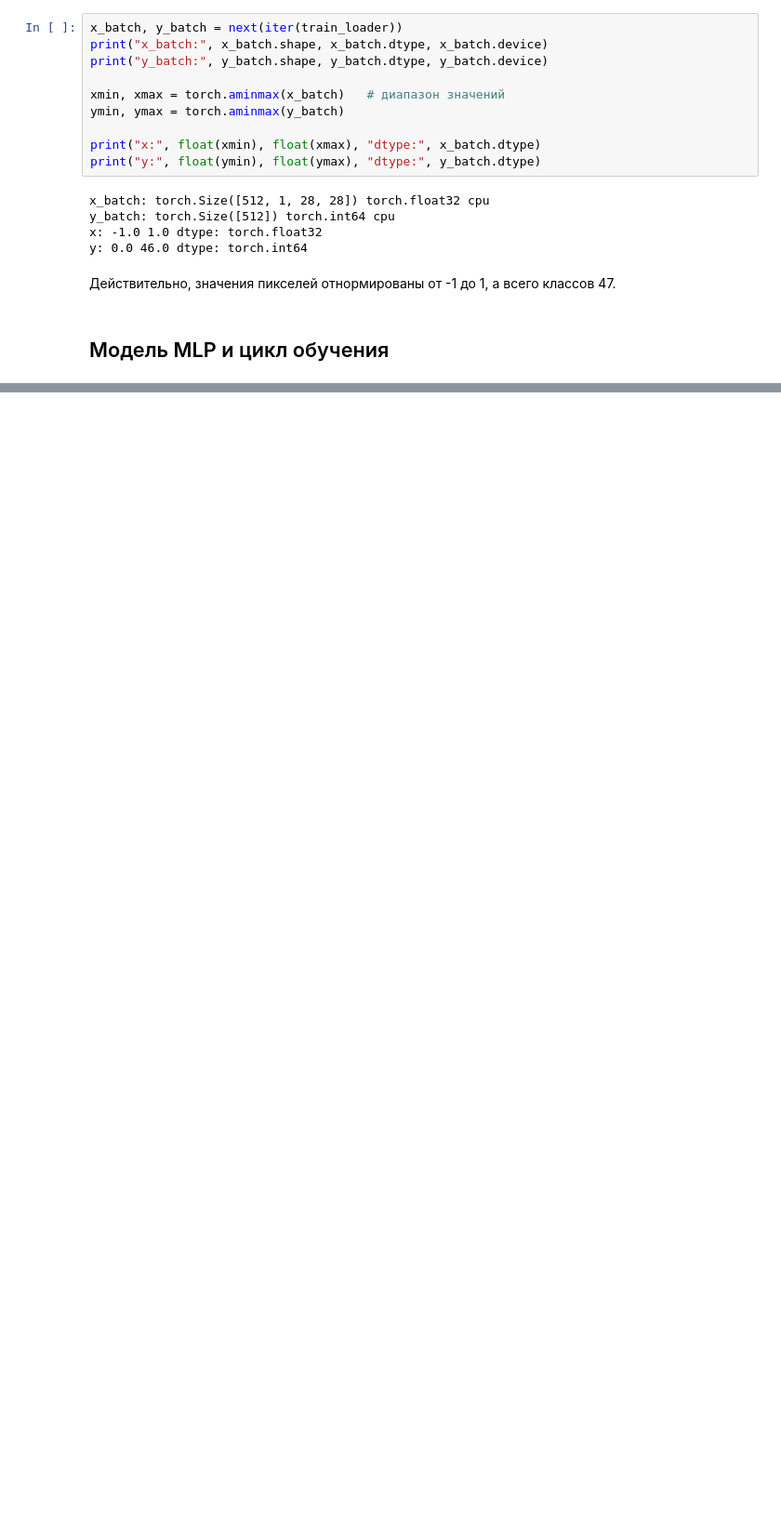
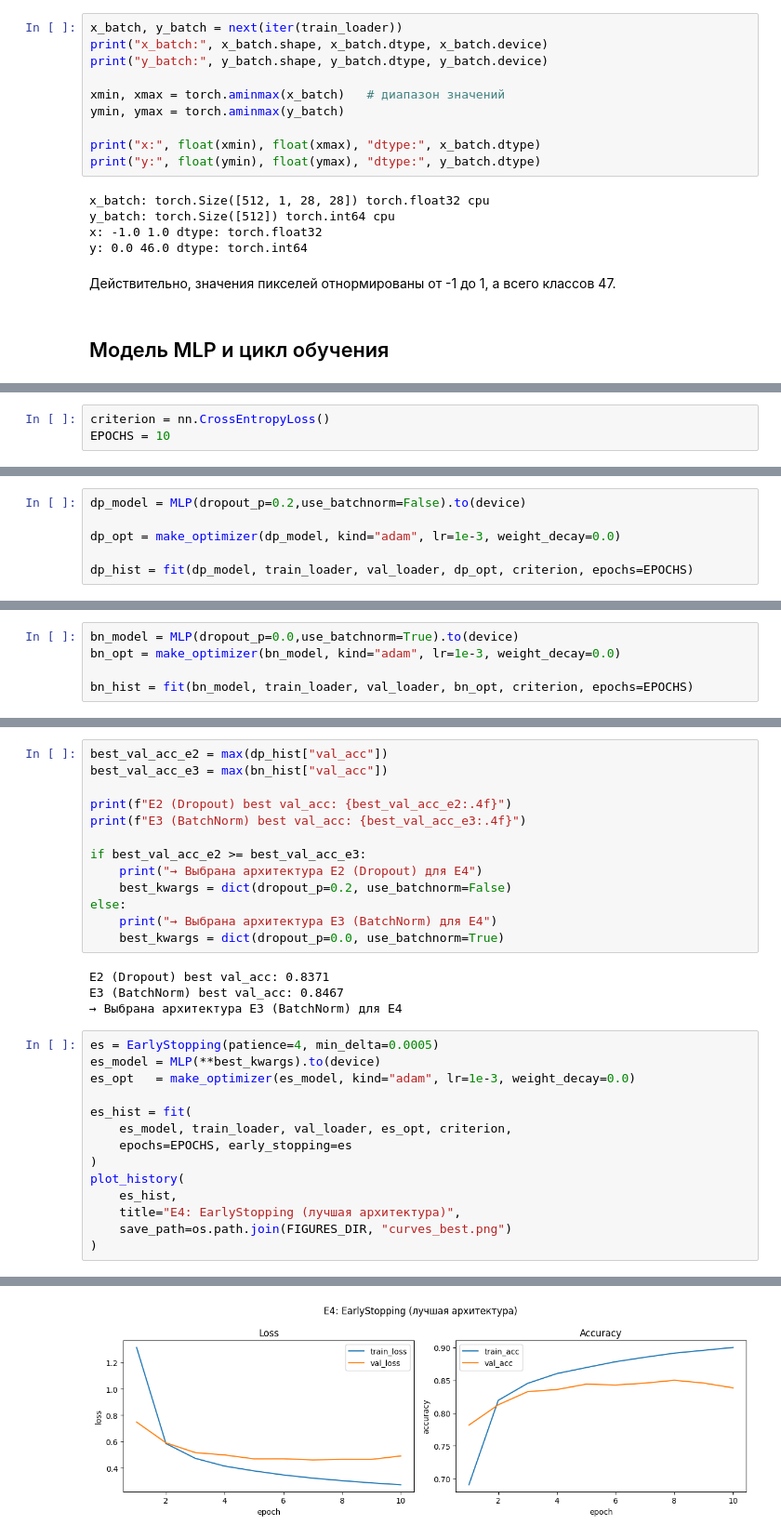
Before and after one commit to pshqd/art_ing_course, a Jupyter notebook: homeworks/HW08-09/HW08-09.ipynb, the cells around one changed output, grey strips where cells are left out. Shown at 93% size. Drawn from its saved outputs; the diff is of its cells as text; blank space fills up the shorter version.

```diff
--- a/homeworks/HW08-09/HW08-09.ipynb
+++ b/homeworks/HW08-09/HW08-09.ipynb
@@ -288 +357,4 @@ logits: torch.Size([512, 10])
+# %%
+criterion = nn.CrossEntropyLoss()
+EPOCHS = 10
 # %%
@@ -309,0 +378,6 @@ ValueError: Unknown format code 'f' for object of type 'str'
+# %%
+dp_model = MLP(dropout_p=0.2,use_batchnorm=False).to(device)
+
+dp_opt = make_optimizer(dp_model, kind="adam", lr=1e-3, weight_decay=0.0)
+
+dp_hist = fit(dp_model, train_loader, val_loader, dp_opt, criterion, epochs=EPOCHS)
@@ -309,0 +397,5 @@ ValueError: Unknown format code 'f' for object of type 'str'
+# %%
+bn_model = MLP(dropout_p=0.0,use_batchnorm=True).to(device)
+bn_opt = make_optimizer(bn_model, kind="adam", lr=1e-3, weight_decay=0.0)
+
+bn_hist = fit(bn_model, train_loader, val_loader, bn_opt, criterion, epochs=EPOCHS)
@@ -309,0 +415,32 @@ ValueError: Unknown format code 'f' for object of type 'str'
+# %%
+best_val_acc_e2 = max(dp_hist["val_acc"])
+best_val_acc_e3 = max(bn_hist["val_acc"])
+
+print(f"E2 (Dropout) best val_acc: {best_val_acc_e2:.4f}")
+print(f"E3 (BatchNorm) best val_acc: {best_val_acc_e3:.4f}")
+
+if best_val_acc_e2 >= best_val_acc_e3:
+    print("→ Выбрана архитектура E2 (Dropout) для E4")
+    best_kwargs = dict(dropout_p=0.2, use_batchnorm=False)
+else:
+    print("→ Выбрана архитектура E3 (BatchNorm) для E4")
+    best_kwargs = dict(dropout_p=0.0, use_batchnorm=True)
+# %% [output]
+E2 (Dropout) best val_acc: 0.8371
+E3 (BatchNorm) best val_acc: 0.8467
+→ Выбрана архитектура E3 (BatchNorm) для E4
+# %%
+es = EarlyStopping(patience=4, min_delta=0.0005)
+es_model = MLP(**best_kwargs).to(device)
+es_opt   = make_optimizer(es_model, kind="adam", lr=1e-3, weight_decay=0.0)
+
+es_hist = fit(
+    es_model, train_loader, val_loader, es_opt, criterion,
+    epochs=EPOCHS, early_stopping=es
+)
+plot_history(
+    es_hist,
+    title="E4: EarlyStopping (лучшая архитектура)",
+    save_path=os.path.join(FIGURES_DIR, "curves_best.png")
+)
+# %% [output]
@@ -309,0 +457 @@ ValueError: Unknown format code 'f' for object of type 'str'
+[figure, added]
```
Also changed, not shown: parts of 34 cells of this notebook, 3 other files.
